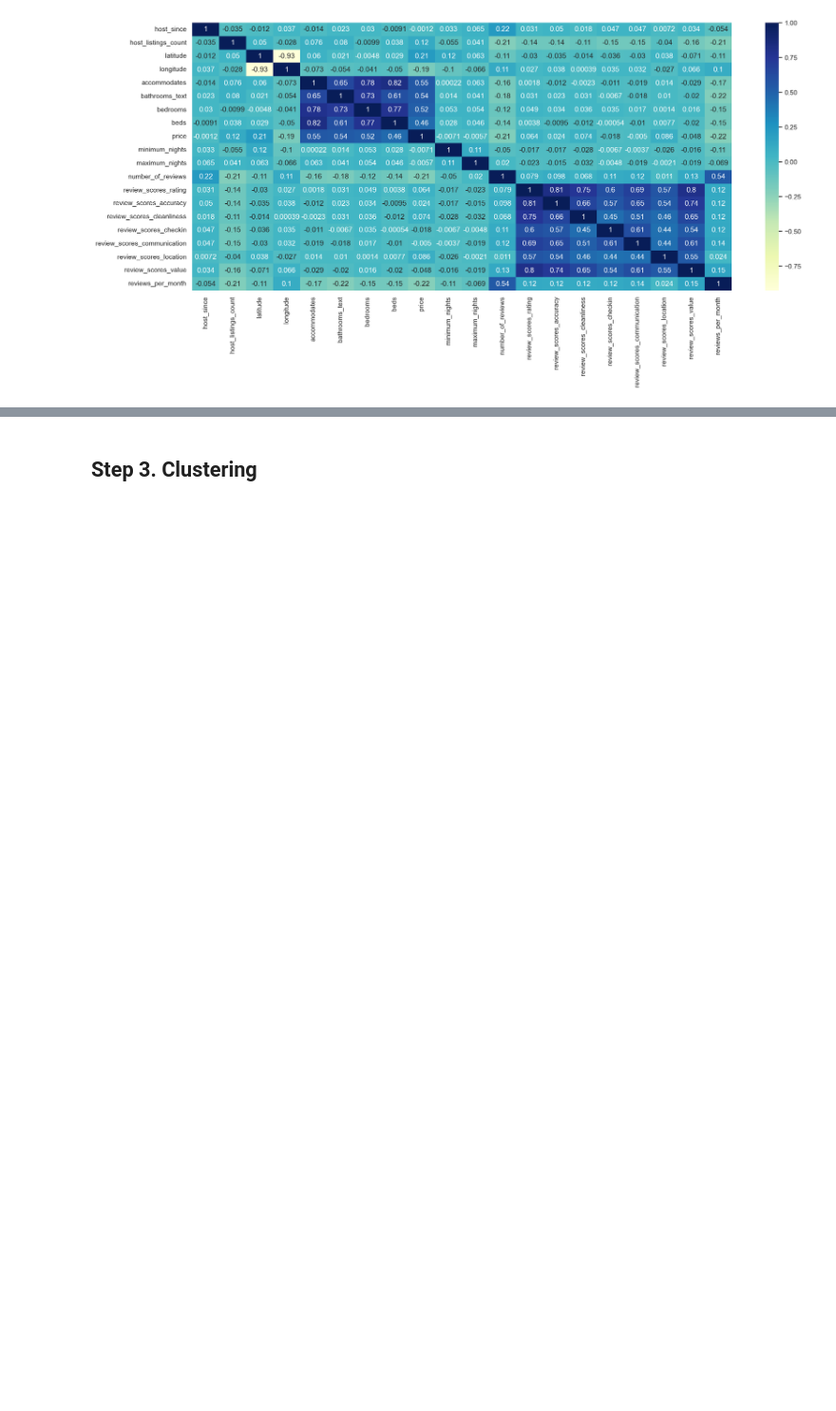
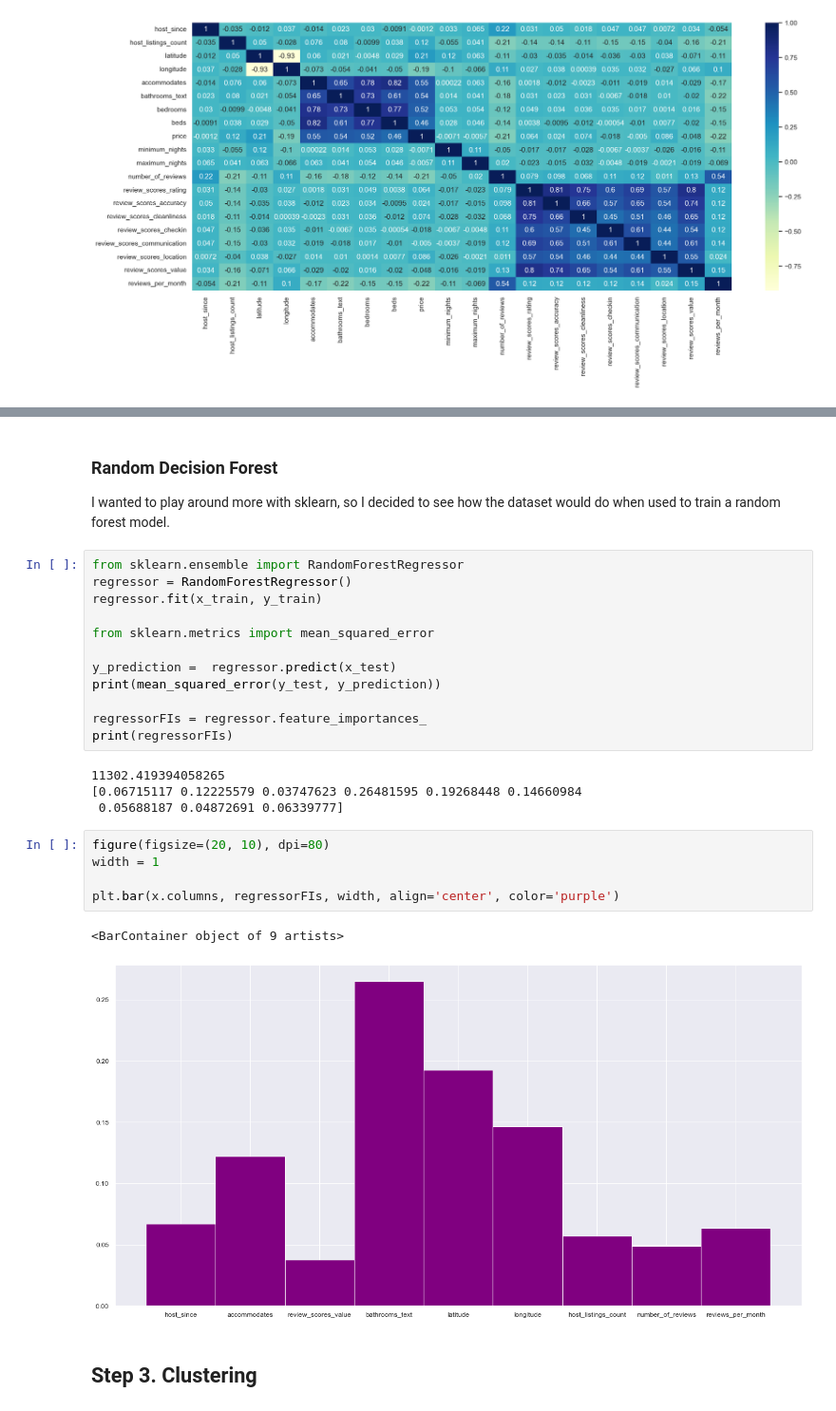
Before and after one commit to kyle1iao/WAF-Data-Challenge, a Jupyter notebook: Kyle Liao WAF Fall 2022 Data Challenge.ipynb, the cells around one changed output, grey strips where cells are left out. Shown at 95% size. Cells and saved outputs as stored; diff of their text form; blank space fills up the shorter version.

```diff
--- a/Kyle Liao WAF Fall 2022 Data Challenge.ipynb
+++ b/Kyle Liao WAF Fall 2022 Data Challenge.ipynb
@@ -741,2 +745,30 @@ This linear regression model is more basic; given time here are some things I wo
+# %% [markdown]
+### Random Decision Forest
+
+I wanted to play around more with sklearn, so I decided to see how the dataset would do when used to train a random forest model.
+# %%
+from sklearn.ensemble import RandomForestRegressor
+regressor = RandomForestRegressor()
+regressor.fit(x_train, y_train)
+
+from sklearn.metrics import mean_squared_error
+
+y_prediction =  regressor.predict(x_test)
+print(mean_squared_error(y_test, y_prediction))
+
+regressorFIs = regressor.feature_importances_
+print(regressorFIs)
+# %% [output]
+11302.419394058265
+[0.06715117 0.12225579 0.03747623 0.26481595 0.19268448 0.14660984
+ 0.05688187 0.04872691 0.06339777]
+# %%
+figure(figsize=(20, 10), dpi=80)
+width = 1
+
+plt.bar(x.columns, regressorFIs, width, align='center', color='purple')
+# %% [output]
+<BarContainer object of 9 artists>
+[figure, added]
 # %% [markdown]
 ## Step 3. Clustering
```
Also changed, not shown: parts of 40 cells of this notebook.
